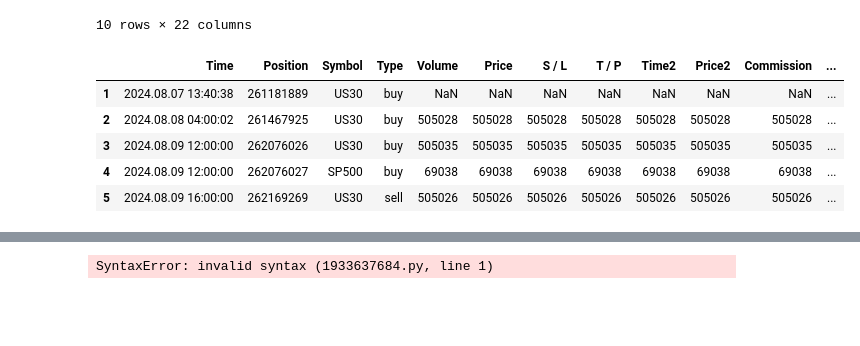
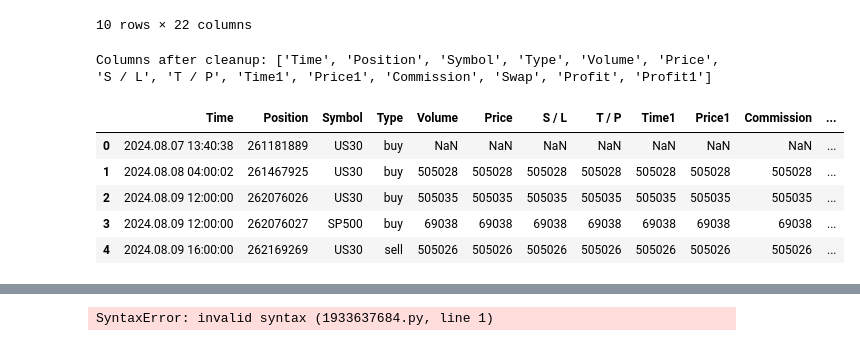
Before and after one commit to scimmione1/converter, a Jupyter notebook: 01_convert_mt4_html_detailed_statement_to_clean_excel.ipynb, the cells around one changed output, grey strips where cells are left out. Drawn from its saved outputs; the diff is of its cells as text; code cells hidden in the pictures; blank space fills up the shorter version.

```diff
--- a/01_convert_mt4_html_detailed_statement_to_clean_excel.ipynb
+++ b/01_convert_mt4_html_detailed_statement_to_clean_excel.ipynb
@@ -94,32 +94,40 @@ df.head(10)
 # %%
 """conditions always valid"""
 
-# keep rows from row 2
-df = df.iloc[7:].reset_index(drop=True)
+# Re-read from Excel to start fresh
+df = pd.read_excel(excel_output, sheet_name='Sheet1')
 
-# RangeIndex have the corrected column names
-df.columns = df.iloc[0]
-df = df[1:]
+# Set row 7 as header and keep data from row 8 onwards
+df.columns = df.iloc[7]
+df = df.iloc[8:].reset_index(drop=True)
 
-# drop columns with nan names
+# Drop columns with nan names first
 df = df.loc[:, df.columns.notna()]
 
-# there are two columns with the same name 'Price'
-# rename the second 'Price' column to 'Price2'
-df.columns = df.columns.where(df.columns.duplicated() == False, df.columns + '2')
+# Handle duplicate column names - rename duplicates with suffix
+cols = df.columns.tolist()
+new_cols = []
+col_count = {}
+for col in cols:
+    if col in col_count:
+        col_count[col] += 1
+        new_cols.append(f"{col}{col_count[col]}")
+    else:
+        col_count[col] = 0
+        new_cols.append(col)
+df.columns = new_cols
 
 # trim whitespace from column names
 df.columns = df.columns.str.strip()
 
-#  drop 'Taxes' column
-df = df.drop(columns=['Taxes'], errors='ignore')
-
+print("Columns after cleanup:", df.columns.tolist())
 df.head()
 # %% [output]
+Columns after cleanup: ['Time', 'Position', 'Symbol', 'Type', 'Volume', 'Price', 'S / L', 'T / P', 'Time1', 'Price1', 'Commission', 'Swap', 'Profit', 'Profit1']
-|  | Time | Position | Symbol | Type | Volume | Price | S / L | T / P | Time2 | Price2 | Commission | ... |
-| 1 | 2024.08.07 13:40:38 | 261181889 | US30 | buy | NaN | NaN | NaN | NaN | NaN | NaN | NaN | ... |
-| 2 | 2024.08.08 04:00:02 | 261467925 | US30 | buy | 505028 | 505028 | 505028 | 505028 | 505028 | 505028 | 505028 | ... |
-| 3 | 2024.08.09 12:00:00 | 262076026 | US30 | buy | 505035 | 505035 | 505035 | 505035 | 505035 | 505035 | 505035 | ... |
-| 4 | 2024.08.09 12:00:00 | 262076027 | SP500 | buy | 69038 | 69038 | 69038 | 69038 | 69038 | 69038 | 69038 | ... |
-| 5 | 2024.08.09 16:00:00 | 262169269 | US30 | sell | 505026 | 505026 | 505026 | 505026 | 505026 | 505026 | 505026 | ... |
+|  | Time | Position | Symbol | Type | Volume | Price | S / L | T / P | Time1 | Price1 | Commission | ... |
+| 0 | 2024.08.07 13:40:38 | 261181889 | US30 | buy | NaN | NaN | NaN | NaN | NaN | NaN | NaN | ... |
+| 1 | 2024.08.08 04:00:02 | 261467925 | US30 | buy | 505028 | 505028 | 505028 | 505028 | 505028 | 505028 | 505028 | ... |
+| 2 | 2024.08.09 12:00:00 | 262076026 | US30 | buy | 505035 | 505035 | 505035 | 505035 | 505035 | 505035 | 505035 | ... |
+| 3 | 2024.08.09 12:00:00 | 262076027 | SP500 | buy | 69038 | 69038 | 69038 | 69038 | 69038 | 69038 | 69038 | ... |
+| 4 | 2024.08.09 16:00:00 | 262169269 | US30 | sell | 505026 | 505026 | 505026 | 505026 | 505026 | 505026 | 505026 | ... |
 # %%
```
Also changed, not shown: parts of 7 cells of this notebook.
